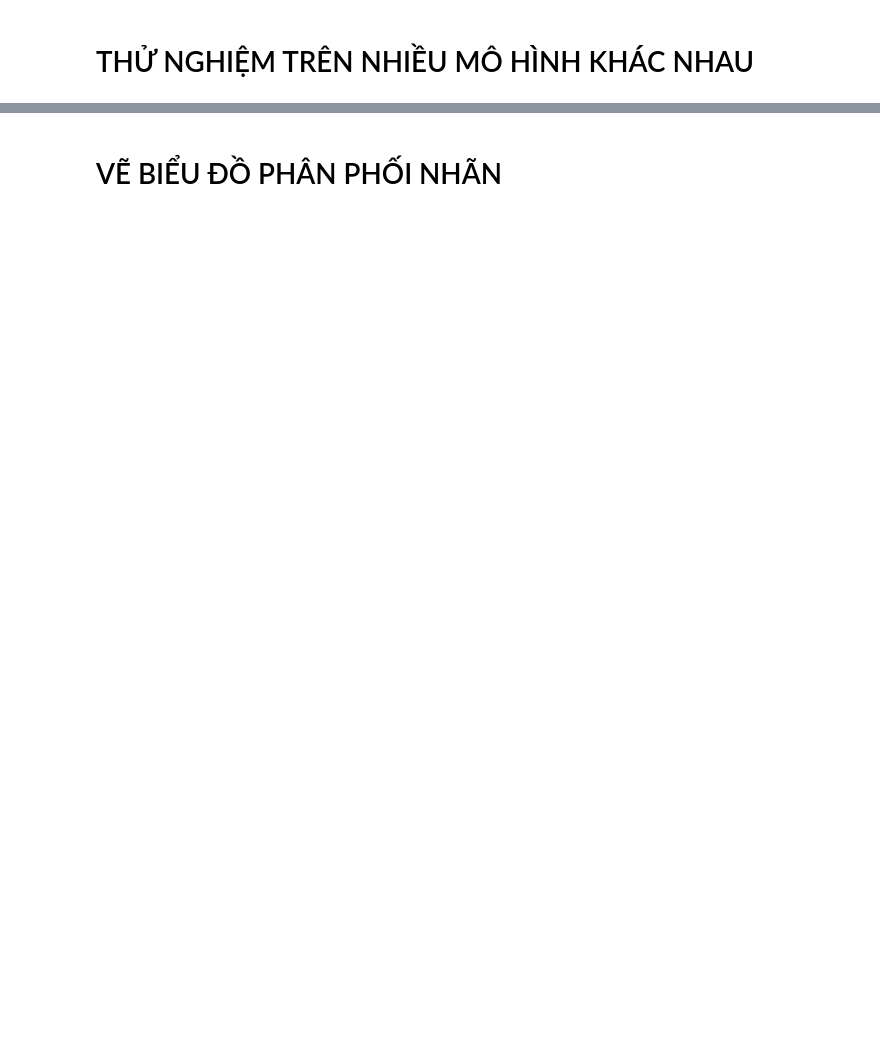
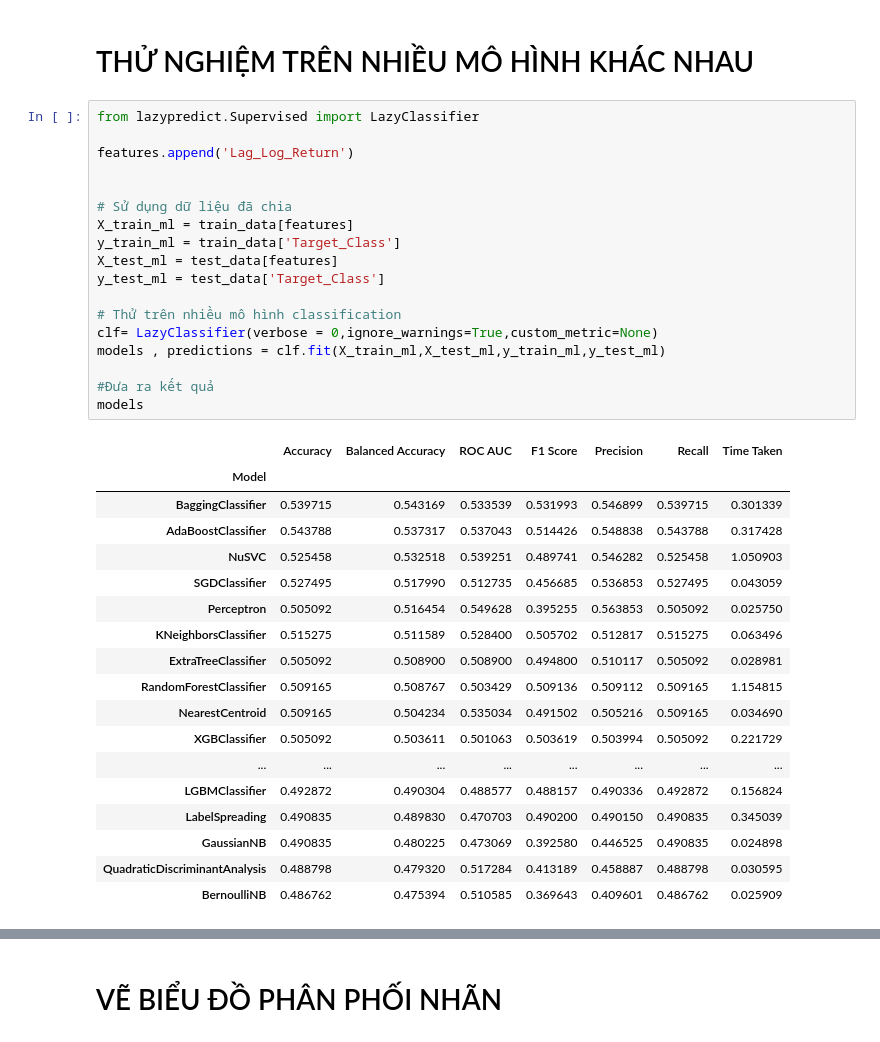
Before and after one commit to chiena12/Financial_Analyst_SP500, a Jupyter notebook: S&P_500_Financial_Analyst.ipynb, the cells around one changed output, grey strips where cells are left out. Cells and saved outputs as stored; diff of their text form; blank space fills up the shorter version.

```diff
--- a/S&P_500_Financial_Analyst.ipynb
+++ b/S&P_500_Financial_Analyst.ipynb
@@ -635,5 +652,42 @@ Mức sinh lời của chiến thuật: 41.94%
 # %% [markdown]
 # THỬ NGHIỆM TRÊN NHIỀU MÔ HÌNH KHÁC NHAU
+# %%
+from lazypredict.Supervised import LazyClassifier
+
+features.append('Lag_Log_Return')
+
+
+# Sử dụng dữ liệu đã chia
+X_train_ml = train_data[features]
+y_train_ml = train_data['Target_Class']
+X_test_ml = test_data[features]
+y_test_ml = test_data['Target_Class']
+
+# Thử trên nhiều mô hình classification
+clf= LazyClassifier(verbose = 0,ignore_warnings=True,custom_metric=None)
+models , predictions = clf.fit(X_train_ml,X_test_ml,y_train_ml,y_test_ml)
+
+#Đưa ra kết quả
+models
+# %% [output]
+|  | Accuracy | Balanced Accuracy | ROC AUC | F1 Score | Precision | Recall | Time Taken |
+| Model |  |  |  |  |  |  |  |
+| BaggingClassifier | 0.539715 | 0.543169 | 0.533539 | 0.531993 | 0.546899 | 0.539715 | 0.301339 |
+| AdaBoostClassifier | 0.543788 | 0.537317 | 0.537043 | 0.514426 | 0.548838 | 0.543788 | 0.317428 |
+| NuSVC | 0.525458 | 0.532518 | 0.539251 | 0.489741 | 0.546282 | 0.525458 | 1.050903 |
+| SGDClassifier | 0.527495 | 0.517990 | 0.512735 | 0.456685 | 0.536853 | 0.527495 | 0.043059 |
+| Perceptron | 0.505092 | 0.516454 | 0.549628 | 0.395255 | 0.563853 | 0.505092 | 0.025750 |
+| KNeighborsClassifier | 0.515275 | 0.511589 | 0.528400 | 0.505702 | 0.512817 | 0.515275 | 0.063496 |
+| ExtraTreeClassifier | 0.505092 | 0.508900 | 0.508900 | 0.494800 | 0.510117 | 0.505092 | 0.028981 |
+| RandomForestClassifier | 0.509165 | 0.508767 | 0.503429 | 0.509136 | 0.509112 | 0.509165 | 1.154815 |
+| NearestCentroid | 0.509165 | 0.504234 | 0.535034 | 0.491502 | 0.505216 | 0.509165 | 0.034690 |
+| XGBClassifier | 0.505092 | 0.503611 | 0.501063 | 0.503619 | 0.503994 | 0.505092 | 0.221729 |
+| ... | ... | ... | ... | ... | ... | ... | ... |
+| LGBMClassifier | 0.492872 | 0.490304 | 0.488577 | 0.488157 | 0.490336 | 0.492872 | 0.156824 |
+| LabelSpreading | 0.490835 | 0.489830 | 0.470703 | 0.490200 | 0.490150 | 0.490835 | 0.345039 |
+| GaussianNB | 0.490835 | 0.480225 | 0.473069 | 0.392580 | 0.446525 | 0.490835 | 0.024898 |
+| QuadraticDiscriminantAnalysis | 0.488798 | 0.479320 | 0.517284 | 0.413189 | 0.458887 | 0.488798 | 0.030595 |
+| BernoulliNB | 0.486762 | 0.475394 | 0.510585 | 0.369643 | 0.409601 | 0.486762 | 0.025909 |
 # %%
 from xgboost import XGBClassifier
 from sklearn.metrics import classification_report, accuracy_score
```
Also changed, not shown: parts of 15 cells of this notebook.
